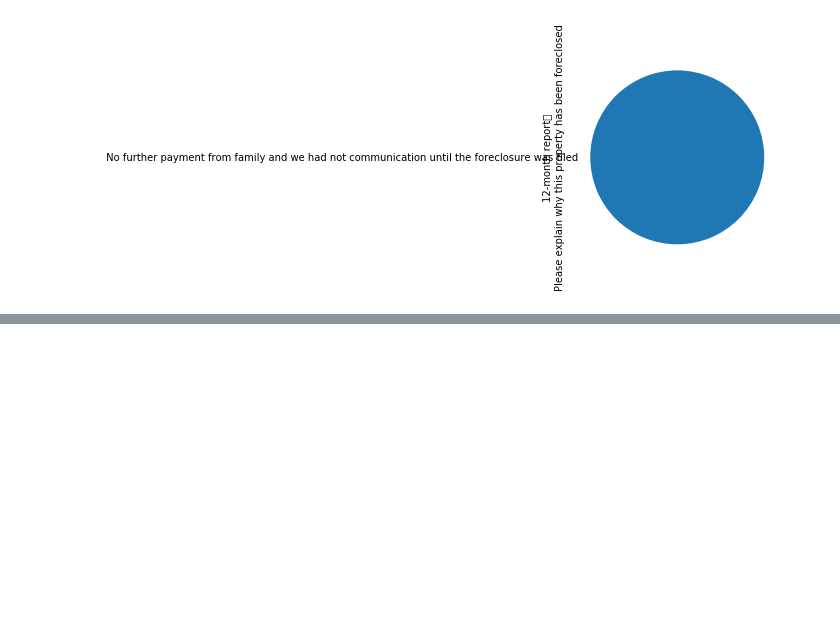
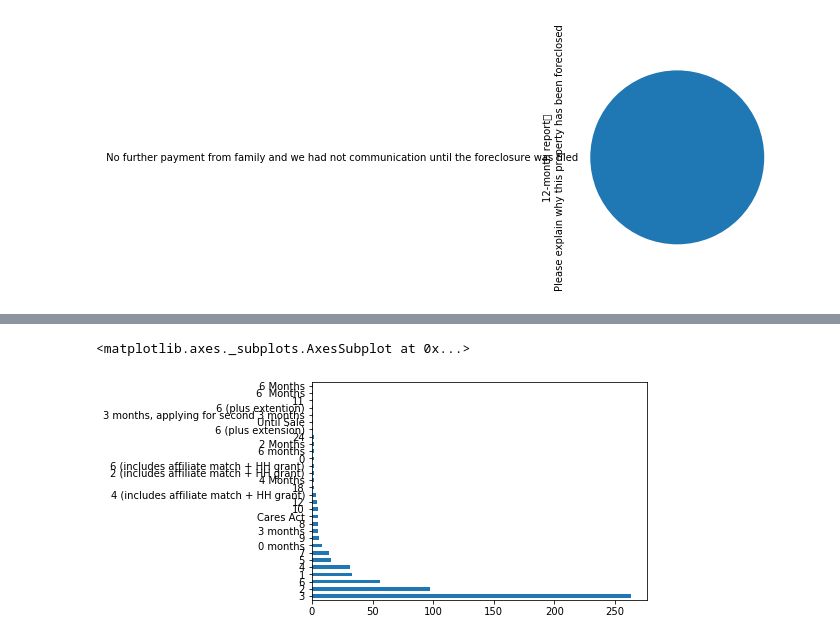
Before and after one commit to leahmealey/Mortgage-Relief-Infographic, a Jupyter notebook: Jake's Version of Mortgage Data.ipynb, the cells around one changed output, grey strips where cells are left out. Drawn from its saved outputs; the diff is of its cells as text; code cells hidden in the pictures; blank space fills up the shorter version.

```diff
--- a/Jake's Version of Mortgage Data.ipynb
+++ b/Jake's Version of Mortgage Data.ipynb
@@ -138,0 +131,13 @@ Index(['Affiliate', 'ID', 'Loan No', 'Street Address\r\n(ex: 1234 Five Lane)',
+# %%
+#reason
+forbearance = mortgagerelief["Forbearance issued?"].str.lower().str.strip()
+forbearance = forbearance.fillna("no")
+
+forbearanceIndices = forbearance[forbearance=="yes"].index
+forbearanceReasons = mortgagerelief["# of months forbearance issued"]
+forbearanceReasons = forbearanceReasons.loc[[index for index in forbearanceIndices]]
+forbearanceReasons = forbearanceReasons.value_counts()
+forbearanceReasons.plot.barh()
+# %% [output]
+<matplotlib.axes._subplots.AxesSubplot at 0x...>
+[figure, added]
```
Also changed, not shown: parts of 7 cells of this notebook.
